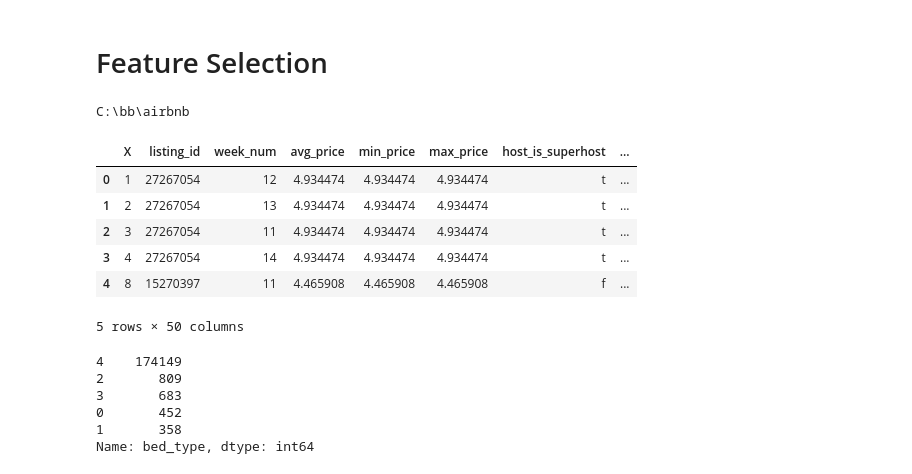
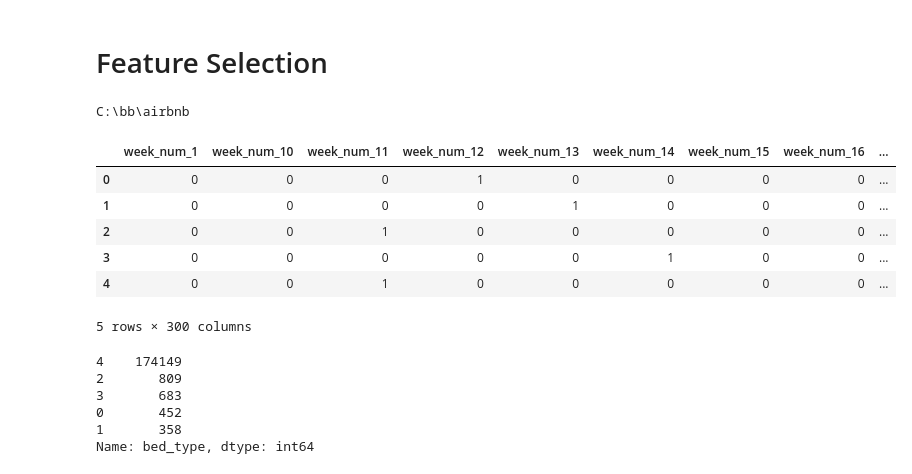
Before and after one commit to vladip1/airbnb, a Jupyter notebook: Feature Selection.ipynb, the cells around one changed output. Saved outputs shown, nothing was run; the diff lists cells and outputs as text; code cells hidden in the pictures.

```diff
--- a/Feature Selection.ipynb
+++ b/Feature Selection.ipynb
@@ -9,20 +9,20 @@ import sklearn as sklearn
 # %%
 path = os.getcwd()
 
 print(path)
 os.chdir('C:\\bb\\airbnb')
 
-df = pd.read_csv(".\\data\\FF_train_clean.csv")
+df = pd.read_csv(".\\data\\FF_train_clean_enriched1.csv")
 df.head()
 # %% [output]
 C:\bb\airbnb
-|  | X | listing_id | week_num | avg_price | min_price | max_price | host_is_superhost | ... |
-| 0 | 1 | 27267054 | 12 | 4.934474 | 4.934474 | 4.934474 | t | ... |
-| 1 | 2 | 27267054 | 13 | 4.934474 | 4.934474 | 4.934474 | t | ... |
-| 2 | 3 | 27267054 | 11 | 4.934474 | 4.934474 | 4.934474 | t | ... |
-| 3 | 4 | 27267054 | 14 | 4.934474 | 4.934474 | 4.934474 | t | ... |
-| 4 | 8 | 15270397 | 11 | 4.465908 | 4.465908 | 4.465908 | f | ... |
+|  | week_num_1 | week_num_10 | week_num_11 | week_num_12 | week_num_13 | week_num_14 | week_num_15 | week_num_16 | ... |
+| 0 | 0 | 0 | 0 | 1 | 0 | 0 | 0 | 0 | ... |
+| 1 | 0 | 0 | 0 | 0 | 1 | 0 | 0 | 0 | ... |
+| 2 | 0 | 0 | 1 | 0 | 0 | 0 | 0 | 0 | ... |
+| 3 | 0 | 0 | 0 | 0 | 0 | 1 | 0 | 0 | ... |
+| 4 | 0 | 0 | 1 | 0 | 0 | 0 | 0 | 0 | ... |
-5 rows × 50 columns
+5 rows × 300 columns
 # %%
 ## Remove strings
 
```
Also changed, not shown: 18 other files.
